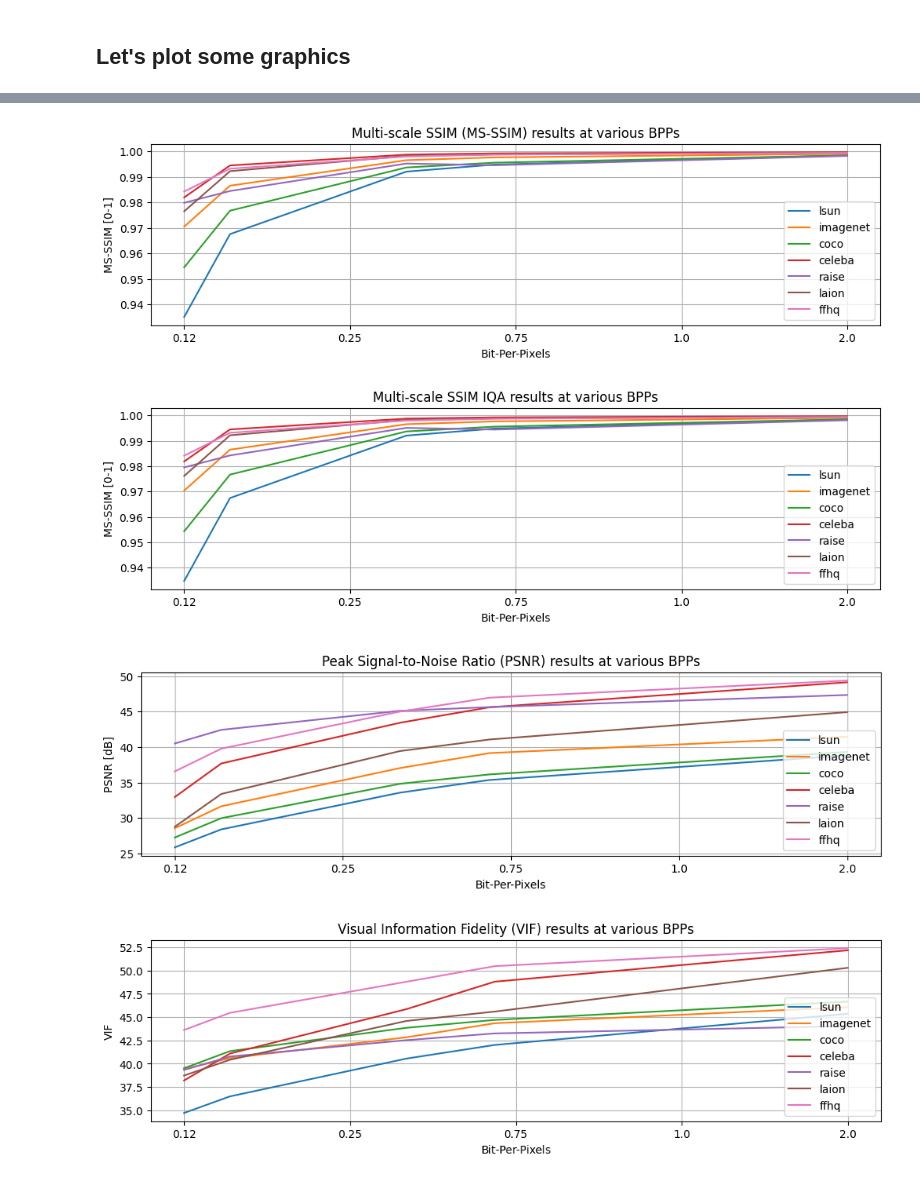
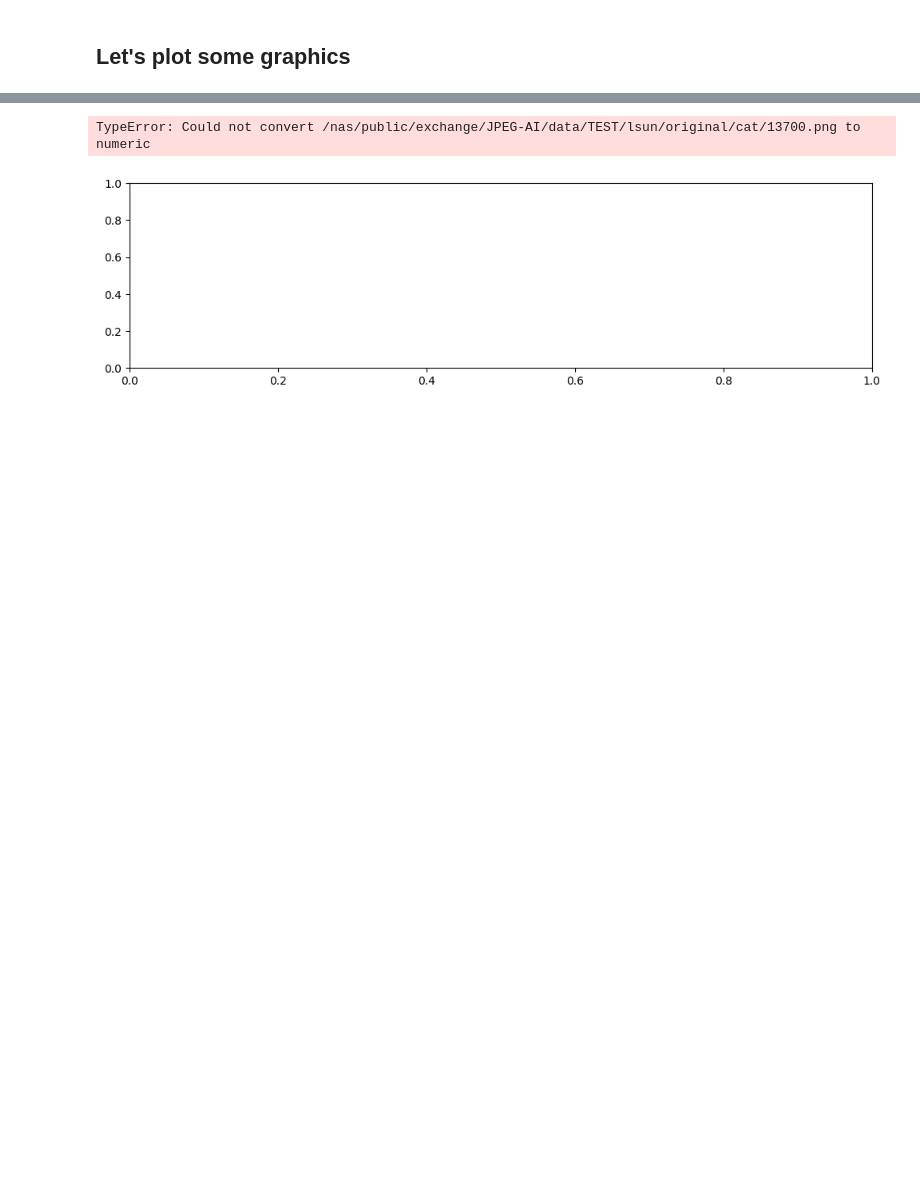
Before and after one commit to polimi-ispl/jpeg-ai-antifor, a Jupyter notebook: notebook/EDA.ipynb, the cells around one changed output, grey strips where cells are left out. Saved outputs shown, nothing was run; the diff lists cells and outputs as text; code cells hidden in the pictures; blank space fills up the shorter version.

Commit message:
updated figures

```diff
--- a/notebook/EDA.ipynb
+++ b/notebook/EDA.ipynb
@@ -149,6 +154,8 @@ Doing dataset raise...
 Doing dataset laion...
 Doing dataset ffhq...
 # %%
-metrics_info = pd.concat(dataset_dict)
-metrics_info
+# metrics_info = pd.concat(dataset_dict)
+# metrics_info
+metrics_info = pd.read_csv('/nas/public/exchange/JPEG-AI/code/quality_report/quality_report.csv')
+print(metrics_info)
 # %% [output]
@@ -169,2 +163,10 @@ metrics_info
 # %% [markdown]
 ## Let's plot some graphics
+# %%
+# Use path as the index
+metrics_info.set_index('path', inplace=True)
+# Add the BPPs to the index
+metrics_info.set_index('bpp', append=True, inplace=True)
+# Add the dataset to the index
+metrics_info.set_index('dataset', append=True, inplace=True)
+metrics_info
@@ -178,35 +195,33 @@ labels_dict = {'msssim_torch': 'Multi-scale SSIM (MS-SSIM)',
   'iw-ssim': 'IW-SSIM',
   'vmaf': ' Video Multimethod Assessment Fusion (VMAF)',
   'psnr_hvs': 'Peak Signal-to-Noise Ratio (PSNR) in the HSV space'}
 
 ylabel_dict = {'msssim_torch': 'MS-SSIM [0-1]',
   'msssim_iqa': 'MS-SSIM [0-1]',
   'psnr': 'PSNR [dB]',
   'vif': 'VIF',
   'fsim': 'FSIM',
   'nlpd': 'NLPD [0-1]',
   'iw-ssim': 'IW-SSIM [0-1]',
   'vmaf': ' VMAF [0-1]',
   'psnr_hvs': 'PSNR-HSV [dB]'}
 
 # Let's plot the single metrics
-for metric in metrics.metrics_output:
+for metric in metrics_info.columns[3:]:
     fig, axs = plt.subplots(1, 1, figsize=(12, 3))
     for dataset in metrics_info.index.get_level_values(0).unique():
         dataset_info = metrics_info.loc[dataset]
         avg_metrics = dataset_info.groupby('bpp').mean()[metric]
         avg_metrics.sort_index(inplace=True)
         axs.plot(avg_metrics, label=dataset)
     plt.legend()
     plt.grid()
     plt.title(f'{labels_dict[metric]} results at various BPPs')
     plt.ylabel(ylabel_dict[metric])
     plt.xticks(ticks=np.linspace(avg_metrics.index[0], avg_metrics.index[-1], len(avg_metrics.index)),
                labels=avg_metrics.index.tolist())
     plt.xlabel('Bit-Per-Pixels')
     plt.show()
 # %% [output]
+TypeError: Could not convert /nas/public/exchange/JPEG-AI/data/TEST/lsun/original/cat/13700.png to numeric
-[figure, old version]
+[figure, new version]
-[figure, removed]
-[figure, removed]
-[figure, removed]
```
Also changed, not shown: parts of 8 cells of this notebook, 1 other file.
